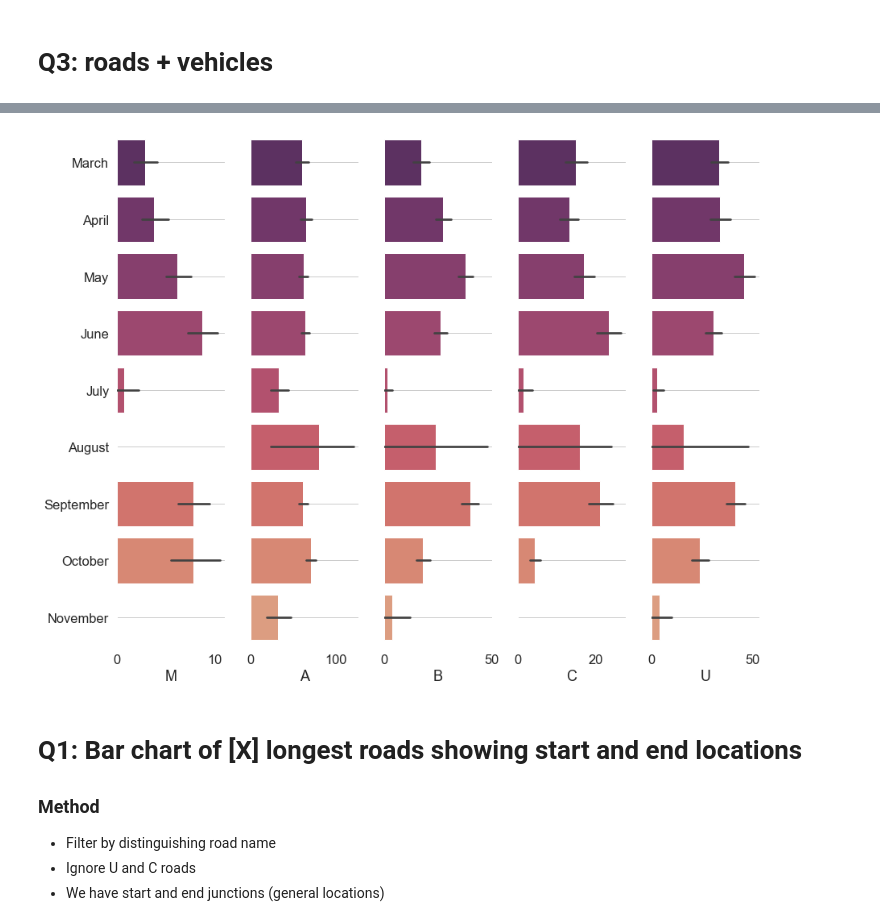
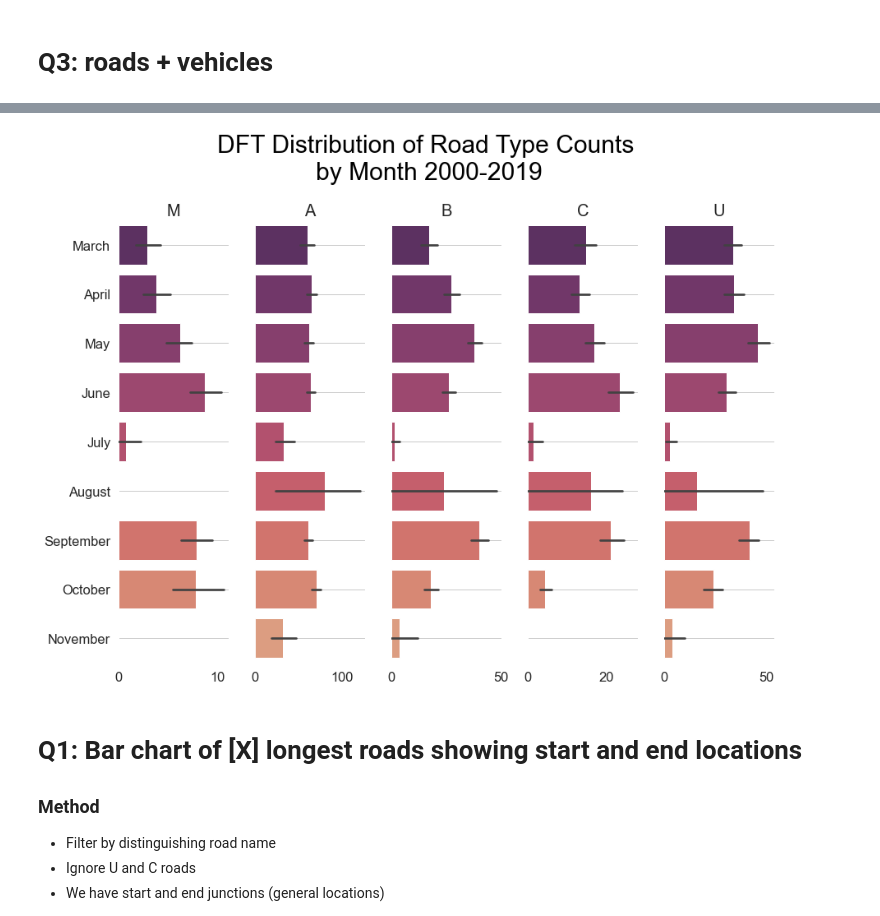
Before and after one commit to c-abbott/scottish-transport-analysis, a Jupyter notebook: project-2-report.ipynb, the cells around one changed output, grey strips where cells are left out. Drawn from its saved outputs; the diff is of its cells as text; code cells hidden in the pictures.

Commit message:
Q5 plot complete :art:

```diff
--- a/project-2-report.ipynb
+++ b/project-2-report.ipynb
@@ -313,23 +315,33 @@ roads_df = roads_df.reindex(columns=roads_cols)
 # %%
 sns.set_theme(style='whitegrid', font_scale=1.5)
 # Create the PairGrid
 roads_g = sns.PairGrid(roads_df.sort_values('A', ascending=False),
                  x_vars=roads_df.columns[2:], y_vars=['month'],
                  height=10, aspect=.25)
+plt.subplots_adjust(top=.835)
+roads_g.fig.suptitle("DFT Distribution of Road Type Counts \nby Month 2000-2019",
+                fontdict={'weight':'bold', 'color':'black'},
+                fontsize=30)
 
 
 # Draw a scatter plot using stripplot function
 roads_g.map(sns.barplot, palette="flare_r")
 
-for ax in roads_g.axes.flat:
+# Use semantically meaningful titles for the columns
+titles = ["M", "A", "B", "C", "U"]
+
+for ax, title in zip(roads_g.axes.flat, titles):
+    # Set a different title for each axes
+    ax.set_title(title, fontsize=20)
     # Make the grid horizontal instead of vertical
     ax.xaxis.grid(False)
     ax.yaxis.grid(True)
     ax.set_ylabel("")
+    ax.set_xlabel("")
 
 sns.despine(left=True, bottom=True)
 # %% [output]
-[figure, old version]
+[figure, new version]
 # %% [markdown]
 # Q1: Bar chart of [X] longest roads showing start and end locations
 
```
Also changed, not shown: parts of 5 cells of this notebook.
